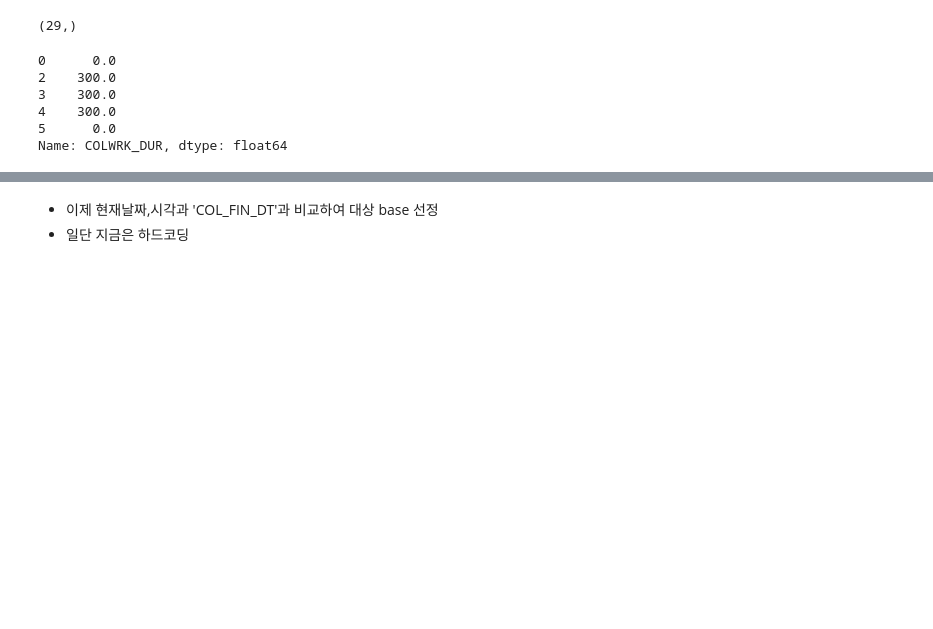
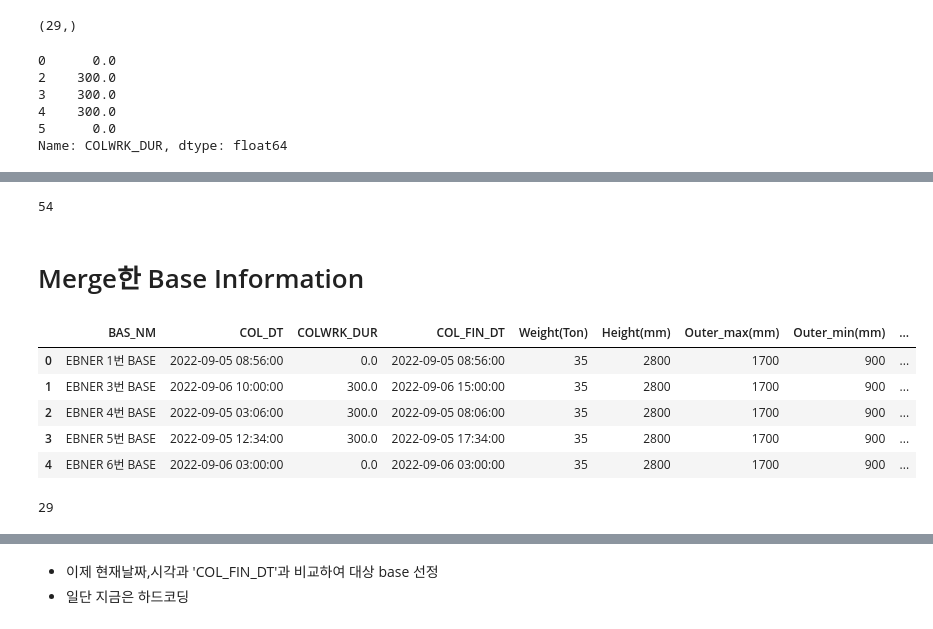
Before and after one commit to ppurify/DK, a Jupyter notebook: generate_dataframe.ipynb, the cells around one changed output, grey strips where cells are left out. Saved outputs shown, nothing was run; the diff lists cells and outputs as text; code cells hidden in the pictures; blank space fills up the shorter version.

```diff
--- a/generate_dataframe.ipynb
+++ b/generate_dataframe.ipynb
@@ -419,9 +433,9 @@ batch_master.head()
 # %% [markdown]
 **- 우려사항 : 해당 csv파일은 전체 베이스 54개가 다 안들어있을 수도 있음. 대상 베이스를 정하는 코드는 csv파일을 기준으로 해서 놓치는 베이스가 있을수도 있음**
 # %%
-batch_master = batch_master.dropna(subset=['COL_DT'])
-print(batch_master['COL_DT'].shape)
-batch_master['COL_DT'][:5]
+batch_master_df = batch_master_df.dropna(subset=['COL_DT'])
+print(batch_master_df['COL_DT'].shape)
+batch_master_df['COL_DT'][:5]
 # %% [output]
 (37,)
 0   2022-09-05 08:56:00
@@ -431,9 +445,9 @@ batch_master['COL_DT'][:5]
 5   2022-09-06 03:00:00
 Name: COL_DT, dtype: datetime64[ns]
 # %%
-batch_master = batch_master.dropna(subset=['COLWRK_DUR'])
-print(batch_master['COLWRK_DUR'].shape)
-batch_master['COLWRK_DUR'][:5]
+batch_master_df = batch_master_df.dropna(subset=['COLWRK_DUR'])
+print(batch_master_df['COLWRK_DUR'].shape)
+batch_master_df['COLWRK_DUR'][:5]
 # %% [output]
 (29,)
 0      0.0
@@ -444,0 +461,3 @@ Name: COLWRK_DUR, dtype: float64
+# %%
+batch_master_df = batch_master_df[['BAS_NM','COL_DT','COLWRK_DUR','COL_FIN_DT']]
+batch_master_df.head()
@@ -444,0 +475,3 @@ Name: COLWRK_DUR, dtype: float64
+# %%
+base_capacity_info = pd.read_csv("./data/base_capacity_information.csv")
+base_capacity_info.head()
@@ -444,0 +485,20 @@ Name: COLWRK_DUR, dtype: float64
+# %%
+base_capacity_info.shape[0]
+# %% [output]
+54
+# %% [markdown]
+# Merge한 Base Information
+# %%
+base_merge_info = pd.merge(batch_master_df, base_capacity_info, left_on = 'BAS_NM', right_on = 'Base_name', how='inner').drop('Base_name', axis = 1)
+base_merge_info.head()
+# %% [output]
+|  | BAS_NM | COL_DT | COLWRK_DUR | COL_FIN_DT | Weight(Ton) | Height(mm) | Outer_max(mm) | Outer_min(mm) | ... |
+| 0 | EBNER 1번 BASE | 2022-09-05 08:56:00 | 0.0 | 2022-09-05 08:56:00 | 35 | 2800 | 1700 | 900 | ... |
+| 1 | EBNER 3번 BASE | 2022-09-06 10:00:00 | 300.0 | 2022-09-06 15:00:00 | 35 | 2800 | 1700 | 900 | ... |
+| 2 | EBNER 4번 BASE | 2022-09-05 03:06:00 | 300.0 | 2022-09-05 08:06:00 | 35 | 2800 | 1700 | 900 | ... |
+| 3 | EBNER 5번 BASE | 2022-09-05 12:34:00 | 300.0 | 2022-09-05 17:34:00 | 35 | 2800 | 1700 | 900 | ... |
+| 4 | EBNER 6번 BASE | 2022-09-06 03:00:00 | 0.0 | 2022-09-06 03:00:00 | 35 | 2800 | 1700 | 900 | ... |
+# %%
+base_merge_info.shape[0]
+# %% [output]
+29
```
Also changed, not shown: parts of 79 cells of this notebook.
